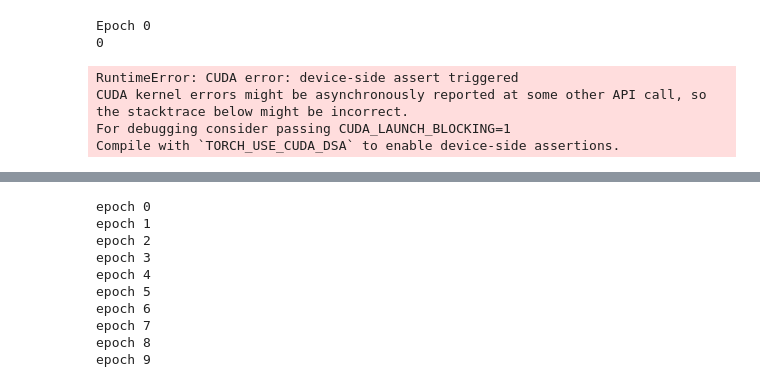
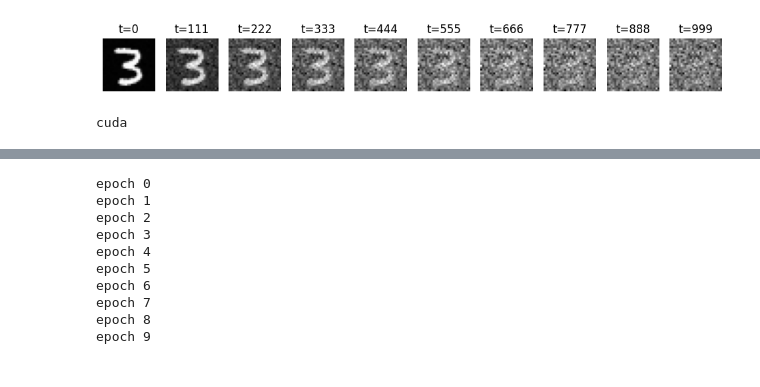
Before and after one commit to TYCN129/CV-2025, a Jupyter notebook: vae-diffusion.ipynb, the cells around one changed output, grey strips where cells are left out. Saved outputs shown, nothing was run; the diff lists cells and outputs as text; code cells hidden in the pictures.

```diff
--- a/vae-diffusion.ipynb
+++ b/vae-diffusion.ipynb
@@ -7,4 +7,13 @@ import torchvision.datasets as datasets
 from torch.utils.data import DataLoader
 from diffusers import DDPMScheduler, UNet2DModel
 import matplotlib.pyplot as plt
+# %%
+# CONFIGURATION
+BATCH_SIZE = 128
+TIME_STEPS = 1000
+MID_STEPS = 200
+BETA_START = 1e-4
+BETA_END = 5e-3
+LR_DDPM = 1e-4
+LR_VAE = 1e-4
 # %%
@@ -31,30 +38,36 @@ Compile with `TORCH_USE_CUDA_DSA` to enable device-side assertions.
-# %%
-# Train diffusion model directly on image space
-for epoch in range(3):
-    print('Epoch', epoch)
-    for i, (x, _) in enumerate(dataloader):
-        print(i)
-        x = x.to(device)
-        noise = torch.randn_like(x)
-        timesteps = torch.randint(0, 500, (x.shape[0],), device=device)
-        noisy_x = scheduler.add_noise(x, noise, timesteps)
-
-        # print(x.shape)
-        # print(timesteps[0])
-        # x = noisy_x[0].squeeze(0).cpu().numpy()
-        # plt.imshow(x, cmap="gray")
-        # plt.show()
-        # print(noise[0])
-
-        pred_noise = diffusion_model(noisy_x, timesteps).sample
-        loss = ((pred_noise - noise) ** 2).mean()
-        optimizer.zero_grad()
-        loss.backward()
-        optimizer.step()
-# %% [output]
-Epoch 0
-0
-RuntimeError: CUDA error: device-side assert triggered
-CUDA kernel errors might be asynchronously reported at some other API call, so the stacktrace below might be incorrect.
-For debugging consider passing CUDA_LAUNCH_BLOCKING=1
-Compile with `TORCH_USE_CUDA_DSA` to enable device-side assertions.
+# %%
+import torch
+import matplotlib.pyplot as plt
+import numpy as np
+
+def show_forward_process(dataloader, scheduler, device, num_intervals=4):
+    x, _ = next(iter(dataloader))
+    x = x.to(device)
+
+    # Select a single image
+    sample_idx = 0
+    x_sample = x[sample_idx].unsqueeze(0)  # Shape: (1, 1, 28, 28)
+
+    # Generate random noise
+    noise = torch.randn_like(x_sample)
+    timesteps = np.linspace(0, TIME_STEPS - 1, num_intervals, dtype=int)
+    fig, axes = plt.subplots(1, len(timesteps), figsize=(12, 3))
+
+    for i, t in enumerate(timesteps):
+        timestep = torch.tensor([t], device=device)  # Single timestep
+        noisy_x = scheduler.add_noise(x_sample, noise, timestep)  # Apply noise
+
+        img = noisy_x.squeeze(0).squeeze(0).cpu().numpy()
+        axes[i].imshow(img, cmap="gray")
+        axes[i].set_title(f"t={t}")
+        axes[i].axis("off")
+
+    plt.show()
+
+show_forward_process(dataloader, scheduler, device, num_intervals=10)
+# %% [output]
+[figure, added]
+# %%
+print(device)
+# %% [output]
+cuda
```
Also changed, not shown: parts of 9 cells of this notebook.
